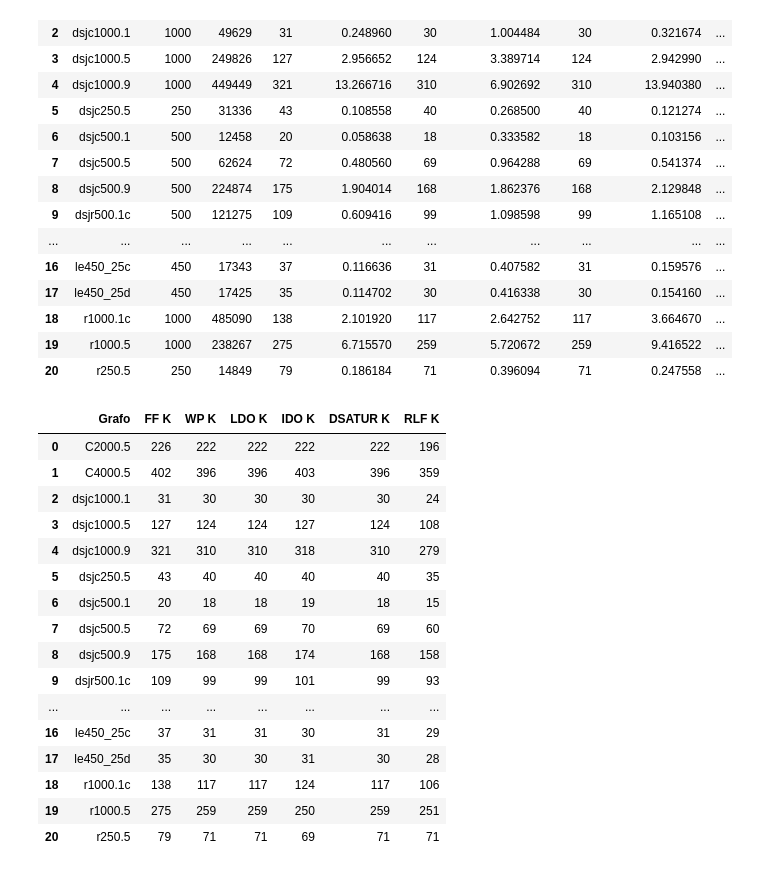
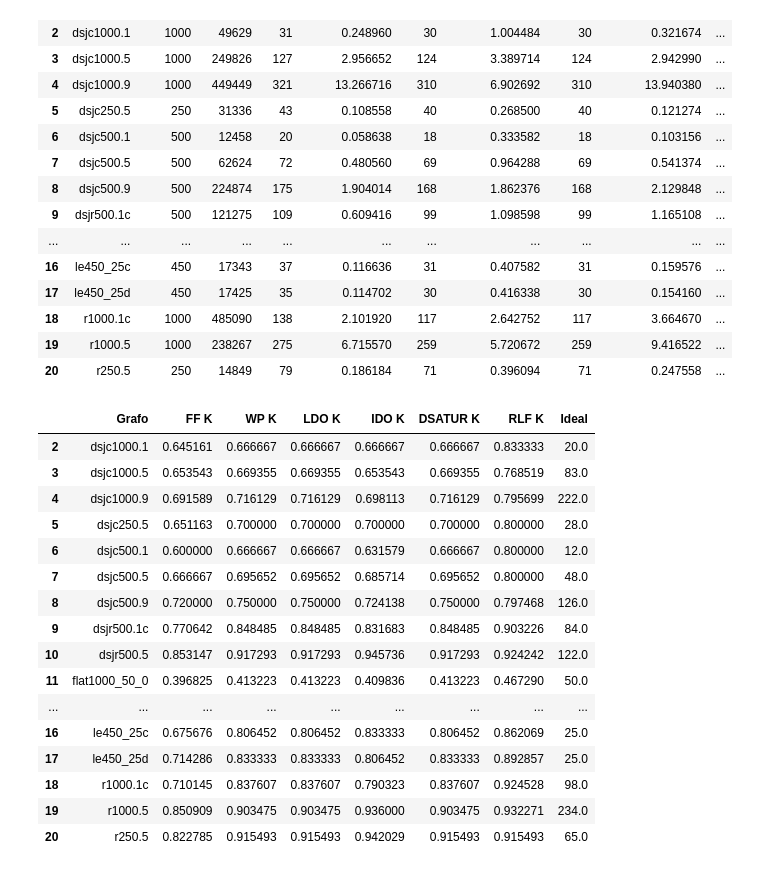
Before and after one commit to lucas-gcp/graph-coloring-heuristics, a Jupyter notebook: Analysis.ipynb, the cells around one changed output. Cells and saved outputs as stored; diff of their text form; code cells hidden in the pictures.

```diff
--- a/Analysis.ipynb
+++ b/Analysis.ipynb
@@ -72,23 +72,3 @@ display(df_benchmark_avg)
 # %%
 with open(os.path.join(root_dir, "manuscript", "results_tab.tex"), 'w') as f:
     f.write(df_benchmark_avg.style.format(precision=2).hide(axis="index").to_latex())
-# %%
-df_Graph_K = df_benchmark.groupby(['Grafo'], as_index=False)[['FF K', 'WP K', 'LDO K', 'IDO K', 'DSATUR K', 'RLF K']].first()
-# %% [output]
-|  | Grafo | FF K | WP K | LDO K | IDO K | DSATUR K | RLF K |
-| 0 | C2000.5 | 226 | 222 | 222 | 222 | 222 | 196 |
-| 1 | C4000.5 | 402 | 396 | 396 | 403 | 396 | 359 |
-| 2 | dsjc1000.1 | 31 | 30 | 30 | 30 | 30 | 24 |
-| 3 | dsjc1000.5 | 127 | 124 | 124 | 127 | 124 | 108 |
-| 4 | dsjc1000.9 | 321 | 310 | 310 | 318 | 310 | 279 |
-| 5 | dsjc250.5 | 43 | 40 | 40 | 40 | 40 | 35 |
-| 6 | dsjc500.1 | 20 | 18 | 18 | 19 | 18 | 15 |
-| 7 | dsjc500.5 | 72 | 69 | 69 | 70 | 69 | 60 |
-| 8 | dsjc500.9 | 175 | 168 | 168 | 174 | 168 | 158 |
-| 9 | dsjr500.1c | 109 | 99 | 99 | 101 | 99 | 93 |
-| ... | ... | ... | ... | ... | ... | ... | ... |
-| 16 | le450_25c | 37 | 31 | 31 | 30 | 31 | 29 |
-| 17 | le450_25d | 35 | 30 | 30 | 31 | 30 | 28 |
-| 18 | r1000.1c | 138 | 117 | 117 | 124 | 117 | 106 |
-| 19 | r1000.5 | 275 | 259 | 259 | 250 | 259 | 251 |
-| 20 | r250.5 | 79 | 71 | 71 | 69 | 71 | 71 |
@@ -94,0 +97,32 @@ df_Graph_K = df_benchmark.groupby(['Grafo'], as_index=False)[['FF K', 'WP K', 'L
+# %%
+df_Graph_K = df_benchmark.groupby(['Grafo'], as_index=False)[['FF K', 'WP K', 'LDO K', 'IDO K', 'DSATUR K', 'RLF K']].first()
+
+df_best_K = pd.DataFrame({
+  'Grafo': ['C2000.5', 'C4000.5', 'dsjc1000.1', 'dsjc1000.5', 'dsjc1000.9', 'dsjc250.5', 'dsjc500.1', 'dsjc500.5', 'dsjc500.9', 'dsjr500.1c', 'dsjr500.5', 'flat1000_50_0', 'flat1000_60_0', 'flat1000_76_0', 'flat300_28_0', 'latin_square', 'le450_25c', 'le450_25d', 'r1000.1c', 'r1000.5', 'r250.5'],
+  'Ideal': [float('nan'), float('nan'), 20, 83, 222, 28, 12, 48, 126, 84, 122, 50, 60, 76, 28, 97, 25, 25, 98, 234, 65]
+})
+
+df_Graph_K = df_Graph_K.merge(df_best_K, how='right').dropna()
+
+for column in [c for c in df_Graph_K.columns if c.endswith(' K')]:
+  df_Graph_K[column] = df_Graph_K['Ideal'] / df_Graph_K[column]
+
+df_Graph_K
+# %% [output]
+|  | Grafo | FF K | WP K | LDO K | IDO K | DSATUR K | RLF K | Ideal |
+| 2 | dsjc1000.1 | 0.645161 | 0.666667 | 0.666667 | 0.666667 | 0.666667 | 0.833333 | 20.0 |
+| 3 | dsjc1000.5 | 0.653543 | 0.669355 | 0.669355 | 0.653543 | 0.669355 | 0.768519 | 83.0 |
+| 4 | dsjc1000.9 | 0.691589 | 0.716129 | 0.716129 | 0.698113 | 0.716129 | 0.795699 | 222.0 |
+| 5 | dsjc250.5 | 0.651163 | 0.700000 | 0.700000 | 0.700000 | 0.700000 | 0.800000 | 28.0 |
+| 6 | dsjc500.1 | 0.600000 | 0.666667 | 0.666667 | 0.631579 | 0.666667 | 0.800000 | 12.0 |
+| 7 | dsjc500.5 | 0.666667 | 0.695652 | 0.695652 | 0.685714 | 0.695652 | 0.800000 | 48.0 |
+| 8 | dsjc500.9 | 0.720000 | 0.750000 | 0.750000 | 0.724138 | 0.750000 | 0.797468 | 126.0 |
+| 9 | dsjr500.1c | 0.770642 | 0.848485 | 0.848485 | 0.831683 | 0.848485 | 0.903226 | 84.0 |
+| 10 | dsjr500.5 | 0.853147 | 0.917293 | 0.917293 | 0.945736 | 0.917293 | 0.924242 | 122.0 |
+| 11 | flat1000_50_0 | 0.396825 | 0.413223 | 0.413223 | 0.409836 | 0.413223 | 0.467290 | 50.0 |
+| ... | ... | ... | ... | ... | ... | ... | ... | ... |
+| 16 | le450_25c | 0.675676 | 0.806452 | 0.806452 | 0.833333 | 0.806452 | 0.862069 | 25.0 |
+| 17 | le450_25d | 0.714286 | 0.833333 | 0.833333 | 0.806452 | 0.833333 | 0.892857 | 25.0 |
+| 18 | r1000.1c | 0.710145 | 0.837607 | 0.837607 | 0.790323 | 0.837607 | 0.924528 | 98.0 |
+| 19 | r1000.5 | 0.850909 | 0.903475 | 0.903475 | 0.936000 | 0.903475 | 0.932271 | 234.0 |
+| 20 | r250.5 | 0.822785 | 0.915493 | 0.915493 | 0.942029 | 0.915493 | 0.915493 | 65.0 |
```
Also changed, not shown: parts of 2 cells of this notebook, 1 other file.
